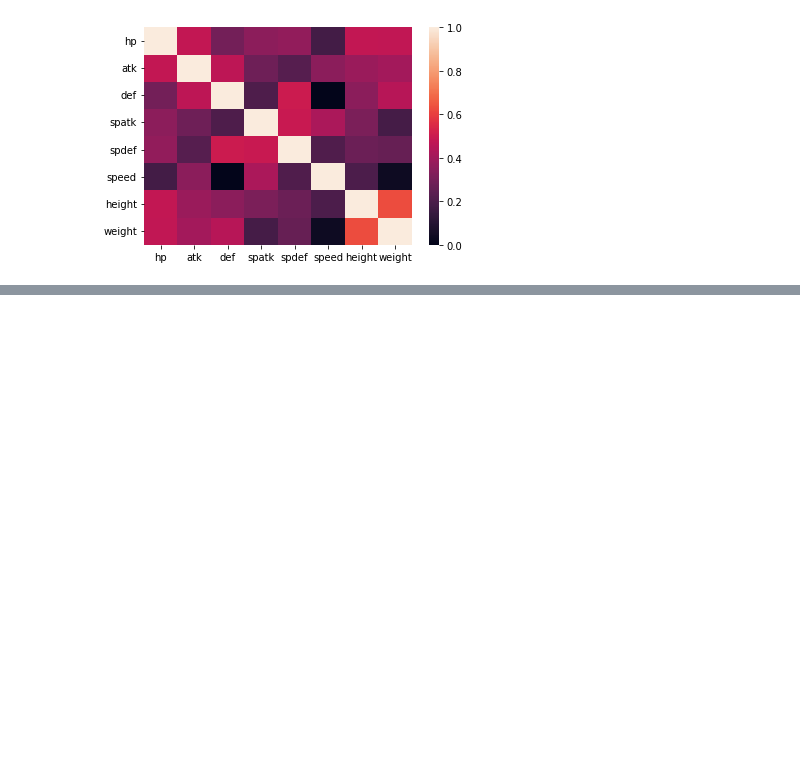
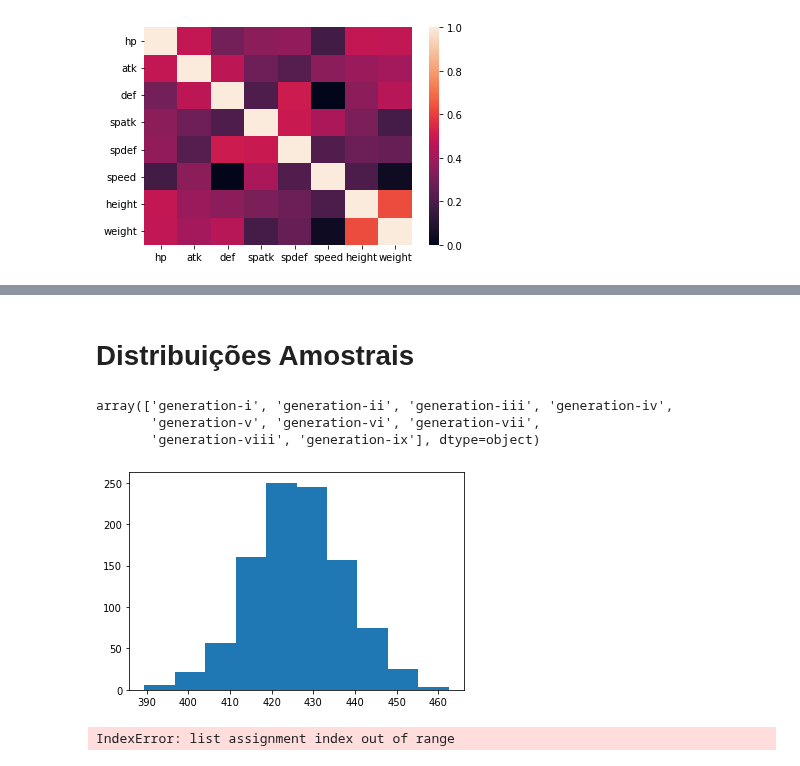
Before and after one commit to CaioCBCouto/Estatistica, a Jupyter notebook: ccbc.ipynb, the cells around one changed output, grey strips where cells are left out. Drawn from its saved outputs; the diff is of its cells as text; code cells hidden in the pictures; blank space fills up the shorter version.

```diff
--- a/ccbc.ipynb
+++ b/ccbc.ipynb
@@ -135,0 +259,27 @@ sns.heatmap(pkmn[['hp', 'atk', 'def', 'spatk', 'spdef', 'speed', 'height', 'weig
+# %% [markdown]
+# Distribuições Amostrais
+# %%
+pkmn['generation'].unique()
+# for gen in pkmn['generation'].unique():
+    #print('Geração '+str(gen)+': '+str(len(pkmn[pkmn['generation']==gen]))+' pokémons')
+# %% [output]
+array(['generation-i', 'generation-ii', 'generation-iii', 'generation-iv',
+       'generation-v', 'generation-vi', 'generation-vii',
+       'generation-viii', 'generation-ix'], dtype=object)
+# %%
+import numpy as np
+
+# generate a random sample of 100 pokemons
+sample = np.random.choice(pkmn['total'], size=100)
+
+means=[np.mean(np.random.choice(pkmn['total'], size=100)) for _ in range(1000)]
+plt.hist(means)
+plt.show()
+# %% [output]
+[figure, added]
+# %%
+means = [np.mean(len(pkmn[(pkmn['total']>=550) & pkmn['generation']==gen])/len(pkmn['generation']==gen))]
+plt.hist(means)
+plt.show()
+# %% [output]
+IndexError: list assignment index out of range
```
Also changed, not shown: parts of 30 cells of this notebook.
